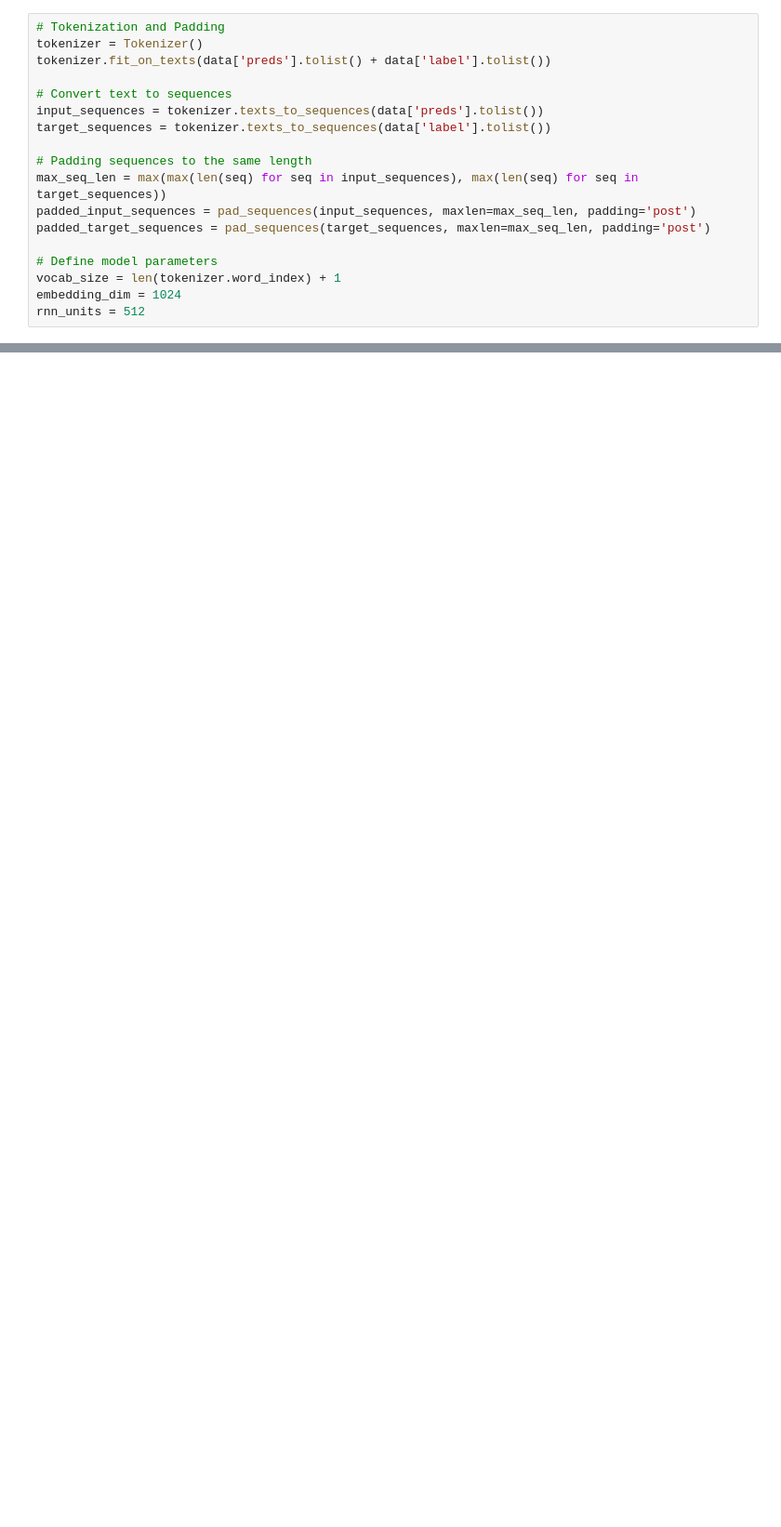
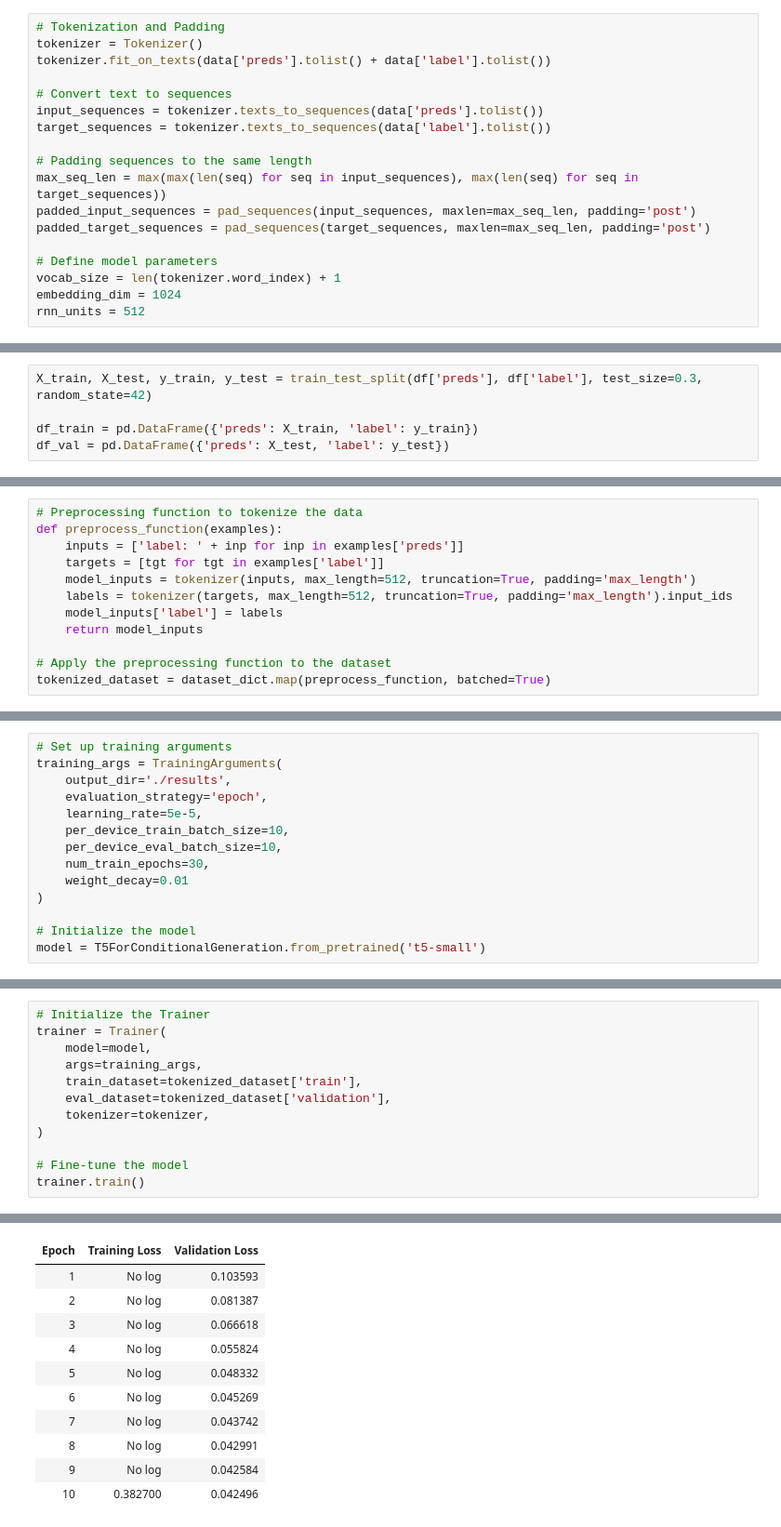
Before and after one commit to NickChudo/NeuralNetwork, a Jupyter notebook: corrector-fitting.ipynb, the cells around one changed output, grey strips where cells are left out. Shown: that part at 93% size. Cells and saved outputs as stored; diff of their text form; blank space fills up the shorter version.

```diff
--- a/corrector-fitting.ipynb
+++ b/corrector-fitting.ipynb
@@ -261,0 +281,5 @@ test = data['test'].train_test_split(0.02)['test']
+# %%
+X_train, X_test, y_train, y_test = train_test_split(df['preds'], df['label'], test_size=0.3, random_state=42)
+
+df_train = pd.DataFrame({'preds': X_train, 'label': y_train})
+df_val = pd.DataFrame({'preds': X_test, 'label': y_test})
@@ -261,0 +302,12 @@ test = data['test'].train_test_split(0.02)['test']
+# %%
+# Preprocessing function to tokenize the data
+def preprocess_function(examples):
+    inputs = ['label: ' + inp for inp in examples['preds']]
+    targets = [tgt for tgt in examples['label']]
+    model_inputs = tokenizer(inputs, max_length=512, truncation=True, padding='max_length')
+    labels = tokenizer(targets, max_length=512, truncation=True, padding='max_length').input_ids
+    model_inputs['label'] = labels
+    return model_inputs
+
+# Apply the preprocessing function to the dataset
+tokenized_dataset = dataset_dict.map(preprocess_function, batched=True)
@@ -261,0 +348,14 @@ test = data['test'].train_test_split(0.02)['test']
+# %%
+# Set up training arguments
+training_args = TrainingArguments(
+    output_dir='./results',
+    evaluation_strategy='epoch',
+    learning_rate=5e-5,
+    per_device_train_batch_size=10,
+    per_device_eval_batch_size=10,
+    num_train_epochs=30,
+    weight_decay=0.01
+)
+
+# Initialize the model
+model = T5ForConditionalGeneration.from_pretrained('t5-small')
@@ -261,0 +366,13 @@ test = data['test'].train_test_split(0.02)['test']
+# %%
+# Initialize the Trainer
+trainer = Trainer(
+    model=model,
+    args=training_args,
+    train_dataset=tokenized_dataset['train'],
+    eval_dataset=tokenized_dataset['validation'],
+    tokenizer=tokenizer,
+)
+
+# Fine-tune the model
+trainer.train()
+# %% [output]
@@ -261,0 +393,11 @@ test = data['test'].train_test_split(0.02)['test']
+| Epoch | Training Loss | Validation Loss |
+| 1 | No log | 0.103593 |
+| 2 | No log | 0.081387 |
+| 3 | No log | 0.066618 |
+| 4 | No log | 0.055824 |
+| 5 | No log | 0.048332 |
+| 6 | No log | 0.045269 |
+| 7 | No log | 0.043742 |
+| 8 | No log | 0.042991 |
+| 9 | No log | 0.042584 |
+| 10 | 0.382700 | 0.042496 |
```
Also changed, not shown: parts of 32 cells of this notebook.
